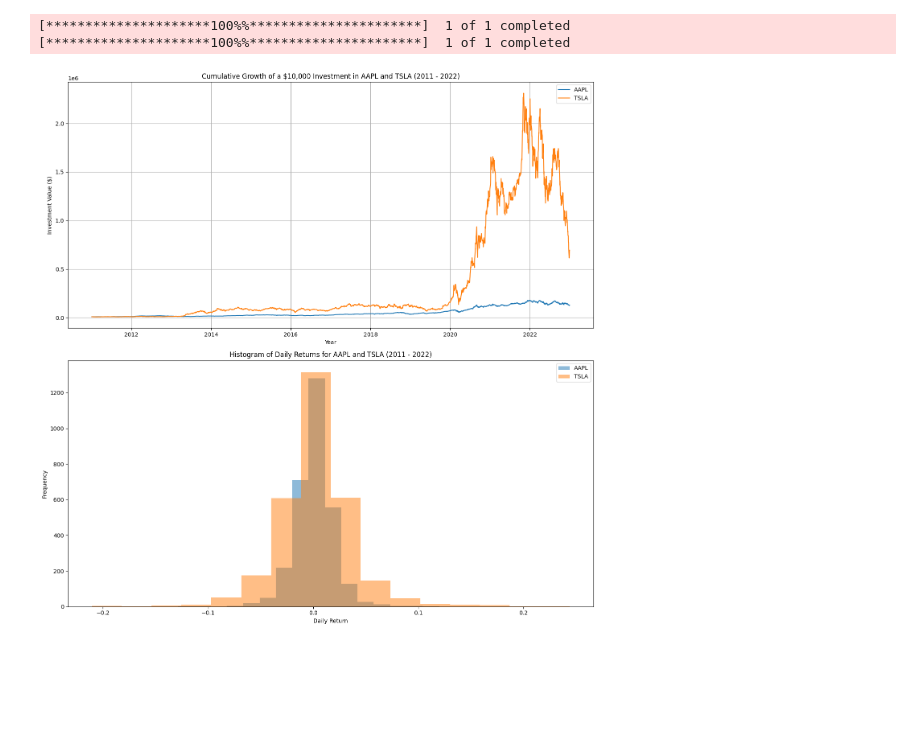
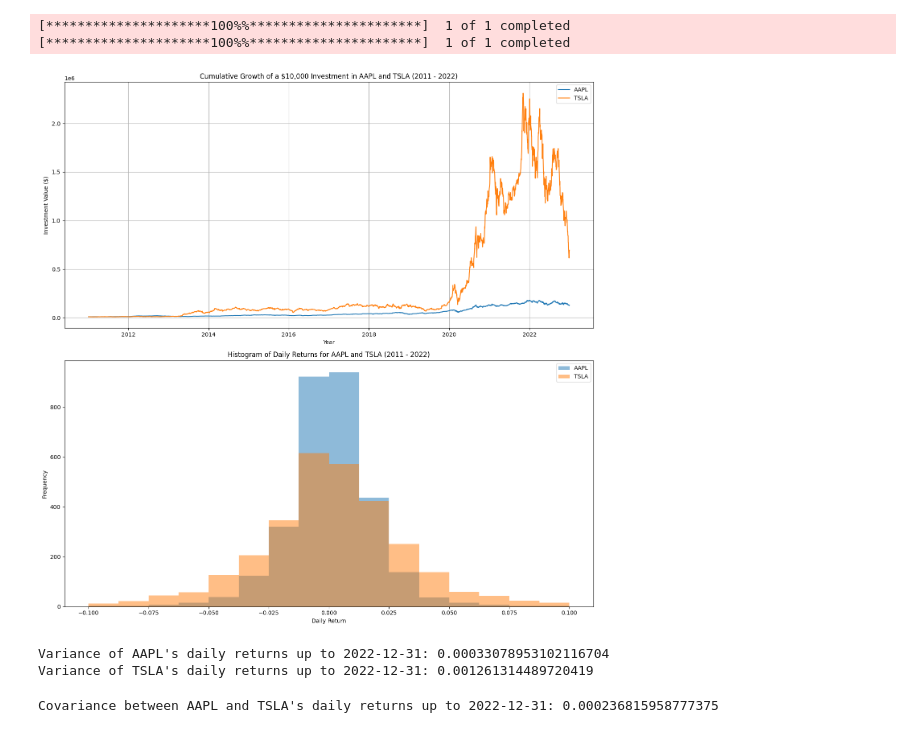
Before and after one commit to JacksonnF/InfoQGAN, a Jupyter notebook: experiments/data_vis.ipynb, the cells around one changed output. Drawn from its saved outputs; the diff is of its cells as text; code cells hidden in the pictures; blank space fills up the shorter version.

```diff
--- a/experiments/data_vis.ipynb
+++ b/experiments/data_vis.ipynb
@@ -2,37 +2,101 @@
 import yfinance as yf
 import pandas as pd
 import matplotlib.pyplot as plt
+import numpy as np
 
 aapl = yf.download('AAPL', start='2011-01-01', end='2022-12-31')
 tsla = yf.download('TSLA', start='2011-01-01', end='2022-12-31')
 
 # Calculate daily returns
 aapl['Daily Return'] = aapl['Adj Close'].pct_change()
 tsla['Daily Return'] = tsla['Adj Close'].pct_change()
 
 aapl['Cumulative Return'] = 10000 * (1 + aapl['Daily Return']).cumprod()
 tsla['Cumulative Return'] = 10000 * (1 + tsla['Daily Return']).cumprod()
 
 fig, ax = plt.subplots(2, 1, figsize=(14, 14))
 
+
+
+range_min, range_max = -0.1, 0.1
+bins = np.linspace(range_min, range_max, 17)
+
 ax[0].plot(aapl.index, aapl['Cumulative Return'], label='AAPL')
 ax[0].plot(tsla.index, tsla['Cumulative Return'], label='TSLA')
 ax[0].set_title('Cumulative Growth of a $10,000 Investment in AAPL and TSLA (2011 - 2022)')
 ax[0].set_xlabel('Year')
 ax[0].set_ylabel('Investment Value ($)')
 ax[0].legend()
 ax[0].grid(True)
 
-ax[1].hist(aapl['Daily Return'].dropna(), bins=16, alpha=0.5, label='AAPL')
-ax[1].hist(tsla['Daily Return'].dropna(), bins=16, alpha=0.5, label='TSLA')
+ax[1].hist(aapl['Daily Return'].dropna(), bins=bins, alpha=0.5, label='AAPL')
+ax[1].hist(tsla['Daily Return'].dropna(), bins=bins, alpha=0.5, label='TSLA')
 ax[1].set_title('Histogram of Daily Returns for AAPL and TSLA (2011 - 2022)')
 ax[1].set_xlabel('Daily Return')
 ax[1].set_ylabel('Frequency')
 ax[1].legend()
 
 plt.tight_layout()
 plt.show()
 # %% [output]
 [*********************100%%**********************]  1 of 1 completed
 [*********************100%%**********************]  1 of 1 completed
-[figure, old version]
+[figure, new version]
+# %%
+def calculate_variance_up_to_t(stock_data, time_t):
+    """
+    Calculate the variance of daily returns for a given stock up to a specified time t.
+
+    Parameters:
+    - stock_data: DataFrame containing the stock's data, including 'Daily Return'.
+    - time_t: String specifying the end date for the variance calculation in the format 'YYYY-MM-DD'.
+
+    Returns:
+    - Variance of daily returns up to time t.
+    """
+    filtered_data = stock_data.loc[:time_t]
+
+
+    variance = filtered_data['Daily Return'].var()
+
+    return variance
+
+
+time_t = '2022-12-31'
+aapl_variance_up_to_t = calculate_variance_up_to_t(aapl, time_t)
+print(f"Variance of AAPL's daily returns up to {time_t}: {aapl_variance_up_to_t}")
+
+tsla_variance_up_to_t = calculate_variance_up_to_t(tsla, time_t)
+print(f"Variance of TSLA's daily returns up to {time_t}: {tsla_variance_up_to_t}")
+# %% [output]
+Variance of AAPL's daily returns up to 2022-12-31: 0.00033078953102116704
+Variance of TSLA's daily returns up to 2022-12-31: 0.001261314489720419
+# %%
+def calculate_covariance_up_to_t(stock_data1, stock_data2, time_t):
+    """
+    Calculate the covariance between the daily returns of two stocks up to a specified time t.
+
+    Parameters:
+    - stock_data1: DataFrame containing the first stock's data, including 'Daily Return'.
+    - stock_data2: DataFrame containing the second stock's data, including 'Daily Return'.
+    - time_t: String specifying the end date for the covariance calculation in the format 'YYYY-MM-DD'.
+
+    Returns:
+    - Covariance between the daily returns of the two stocks up to time t.
+    """
+
+    filtered_data1 = stock_data1.loc[:time_t]['Daily Return']
+    filtered_data2 = stock_data2.loc[:time_t]['Daily Return']
+
+    aligned_data1, aligned_data2 = filtered_data1.align(filtered_data2, join='inner')
+
+    covariance = aligned_data1.cov(aligned_data2)
+
+    return covariance
+
+
+time_t = '2022-12-31'
+cov_aapl_tsla = calculate_covariance_up_to_t(aapl, tsla, time_t)
+print(f"Covariance between AAPL and TSLA's daily returns up to {time_t}: {cov_aapl_tsla}")
+# %% [output]
+Covariance between AAPL and TSLA's daily returns up to 2022-12-31: 0.000236815958777375
```
Also changed, not shown: parts of 1 cell of this notebook.
